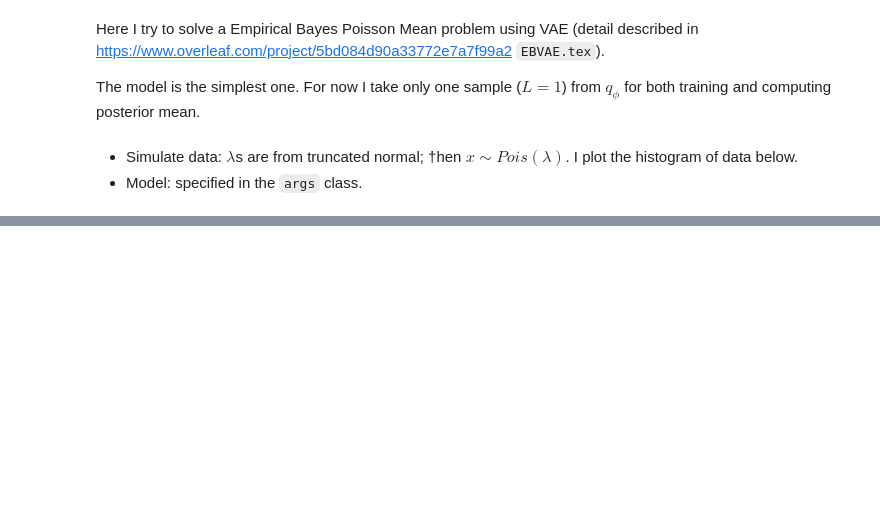
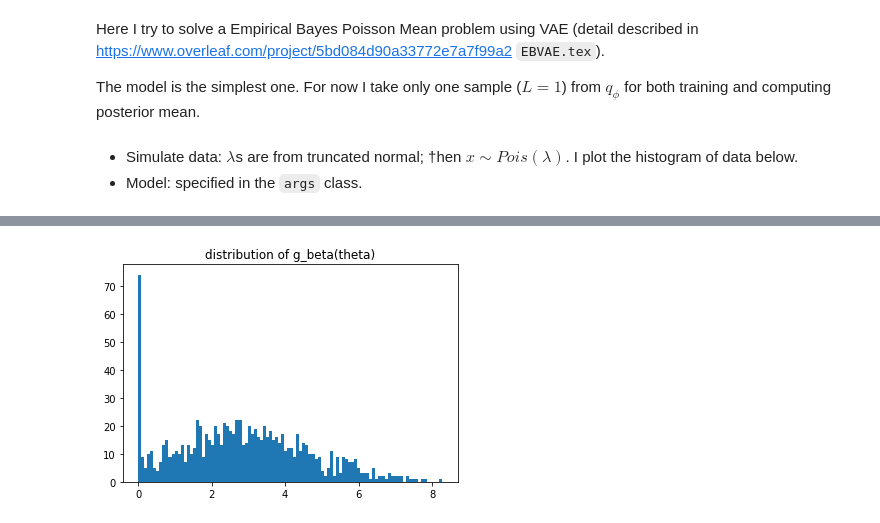
Before and after one commit to zihao12/ebpmf_demo, a Jupyter notebook: analysis/ebvae-poisson-normal.ipynb, the cells around one changed output, grey strips where cells are left out. Cells and saved outputs as stored; diff of their text form; code cells hidden in the pictures; blank space fills up the shorter version.

```diff
--- a/analysis/ebvae-poisson-normal.ipynb
+++ b/analysis/ebvae-poisson-normal.ipynb
@@ -18,10 +18,6 @@ from matplotlib import pyplot as plt
 import pdb
 # %%
 class Map(dict):
-    """
-    Example:
-    m = Map({'first_name': 'Eduardo'}, last_name='Pool', age=24, sports=['Soccer'])
-    """
     def __init__(self, *args, **kwargs):
         super(Map, self).__init__(*args, **kwargs)
         for arg in args:
@@ -99,11 +105,9 @@ class VAE(nn.Module):
         self.fc22 = nn.Linear(mid_len, 1)
         self.fc3 = nn.Linear(1, 1)
 
-
     def encode(self, x):
         h1 = F.relu(self.fc1(x))
         return self.fc21(h1), self.fc22(h1)
-
 
     def reparameterize(self, mu, logvar, L = None):
         if L is None: ## L is the number of samples we take to compute E_q ...
@@ -113,7 +117,7 @@ class VAE(nn.Module):
         return mu.unsqueeze(-1) + eps*std.unsqueeze(-1) ## [batch_size, args.L, 1]
 
     def decode(self, z):
-        h3 = self.fc3(z).clamp(min = 1e-5)
+        h3 = self.fc3(z).clamp(min = 1e-20)
         return h3 ## [batch_size, args.L, 1]
 
     def forward(self, x, L = None):
@@ -122,9 +126,6 @@ class VAE(nn.Module):
         theta = self.decode(z) ## theta: [batch_size, args.L, 1]
         return theta, mu, logvar
 
-
-model = VAE().to(device)
-optimizer = optim.Adam(model.parameters(), lr=1e-3, betas=(0.9, 0.99))
 
 # Expected (under q) Poisson loss + KL divergence losses summed over all elements and batch
 def loss_function(theta, x, mu, logvar):
@@ -148,12 +149,6 @@ def train(epoch):
         loss.backward()
         train_loss += loss.item()
         optimizer.step()
-#         if batch_idx % args.log_interval == 0:
-#             print('Train Epoch: {} [{}/{} ({:.0f}%)]\tLoss: {:.6f}'.format(
-#                 epoch, batch_idx * len(data), len(train_loader.dataset),
-#                 100. * batch_idx / len(train_loader),
-#                 loss.item() / len(data)))
-
     if epoch % args.log_interval == 0:
         print('====> Epoch: {} Average loss: {:.4f}'.format(
               epoch, train_loss / len(train_loader.dataset)))
@@ -161,6 +156,8 @@ def train(epoch):
     return data
 
 
+model = VAE().to(device)
+optimizer = optim.Adam(model.parameters(), lr=1e-3, betas=(0.9, 0.99))
 if __name__ == "__main__":
     for epoch in range(1, args.epochs + 1):
         data = train(epoch)
@@ -205,3 +212,12 @@ plt.show()
+# %%
+N = 1000
+z = torch.randn(N,1)
+theta = model.decode(z)
+plt.hist(theta[:,0].tolist(), bins=100)
+plt.title("distribution of g_beta(theta)")
+plt.show()
+# %% [output]
+[figure, added]
 # %%
 import pickle
 out = {"x":sim["x"], "lam":np.array(sim["lam"]), "posterior_vae":np.array(lam.mean(dim = 1)[:,0].tolist())}
```
Also changed, not shown: parts of 9 cells of this notebook, 1 other file.
